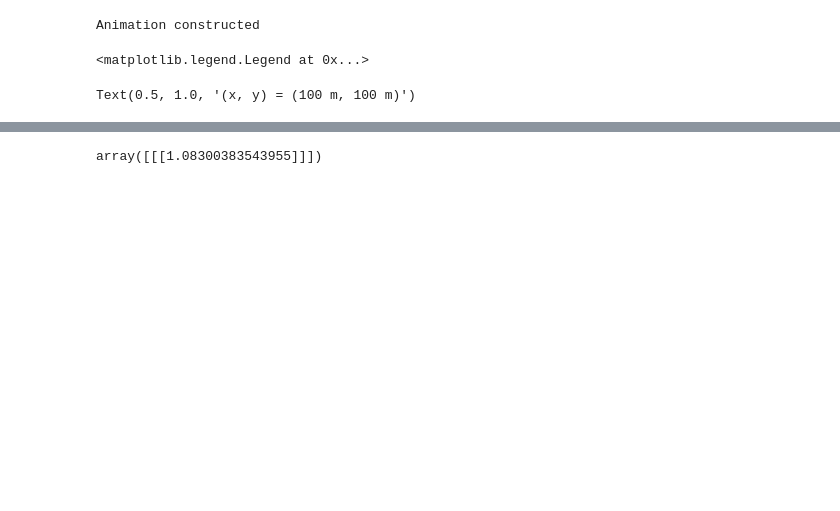
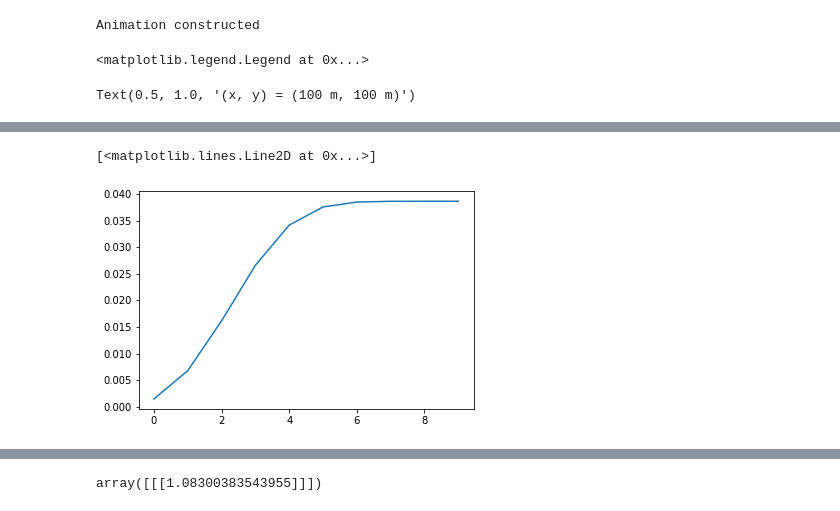
Before and after one commit to fredriclam/quail_volcano, a Jupyter notebook: scenarios/mixture_shocktube/devpost.ipynb, the cells around one changed output, grey strips where cells are left out. Drawn from its saved outputs; the diff is of its cells as text; code cells hidden in the pictures; blank space fills up the shorter version.

```diff
--- a/scenarios/mixture_shocktube/devpost.ipynb
+++ b/scenarios/mixture_shocktube/devpost.ipynb
@@ -165,3 +250,23 @@ cb.set_label("$log_{10} |\\omega|$")
+# %%
+plot_idx = 250
+
+plt.clf()
+
+domain_indices = [1, 2, 3]
+for dom_idx in domain_indices:
+  solver = readwritedatafiles.read_data_file(f"v0_phi0800m_atm{dom_idx}_{plot_idx}.pkl")
+  sample_basis_phys_grad_elems = []
+  sample_points_ref = solver.basis.PRINCIPAL_NODE_COORDS
+  x, pDensityA = mdtools.downsample(solver, "pDensityA")
+  # mdtools.custom_plot_2D(x, vorticity, solver, levels=None)
+  mdtools.plot_mean(x, pDensityA, (0,2))
+
+clims = (0,2)
+
+cb = plt.colorbar(plt.cm.ScalarMappable(
+      norm=matplotlib.colors.Normalize(vmin=clims[0], vmax=clims[1]),
+      cmap=plt.get_cmap()))
+cb.set_label("Air partial density (kg/m^3 total volume)")
 # %%
 plot_idx = 250
 
@@ -199,6 +304,7 @@ cb = plt.colorbar(plt.cm.ScalarMappable(
       cmap=plt.get_cmap()))
 cb.set_label("$|\\nabla \\alpha_{air} \\rho_{air}|$")
 # %%
+# Plot |grad p|
 plot_idx = 250
 
 plt.clf()
@@ -216,21 +322,21 @@ for dom_idx in domain_indices:
             get_phys_grad=True,
             ijac=solver.elem_helpers.ijac_elems[elem_ID,0:sample_points_ref.shape[0],:,:])
     sample_basis_phys_grad_elems.append(solver.basis.basis_phys_grad)
-  du_ij = np.einsum('ijnl, ink -> ijkl',
-        np.array(sample_basis_phys_grad_elems),
-        solver.state_coeffs[:,:,1:3]/solver.state_coeffs[:,:,0:1])
-  normgradmomentumx = np.linalg.norm(
+  # du_ij = np.einsum('ijnl, ink -> ijkl',
+  #       np.array(sample_basis_phys_grad_elems),
+  #       solver.physics.compute_variable("Pressure", solver.state_coeffs))
+  normgradp = np.linalg.norm(
     np.einsum('ijnl, ink -> ijkl',
       np.array(sample_basis_phys_grad_elems),
-      solver.state_coeffs)[:,:,3],
+      solver.physics.compute_variable("Pressure", solver.state_coeffs)),
     axis=2, keepdims=True)
   x, _ = mdtools.downsample(solver)
   # mdtools.custom_plot_2D(x, vorticity, solver, levels=None)
-  mdtools.plot_mean(x, normgradmomentumx, (0,25))
+  mdtools.plot_mean(x, normgradp, (0,3250))#(0,25))
 
-clims = (0,0.25)
+clims = (0,3250)
 
 cb = plt.colorbar(plt.cm.ScalarMappable(
       norm=matplotlib.colors.Normalize(vmin=clims[0], vmax=clims[1]),
       cmap=plt.get_cmap()))
-cb.set_label("$|\\nabla \\rho v_y|$")
+cb.set_label("$|\\nabla p|$")
@@ -817,0 +1112,5 @@ for i in range(N_steps_max):
+# %%
+plt.plot(np.array(M_hist).squeeze())
+# %% [output]
+[<matplotlib.lines.Line2D at 0x...>]
+[figure, added]
```
Also changed, not shown: parts of 13 cells of this notebook, 2 other files.
